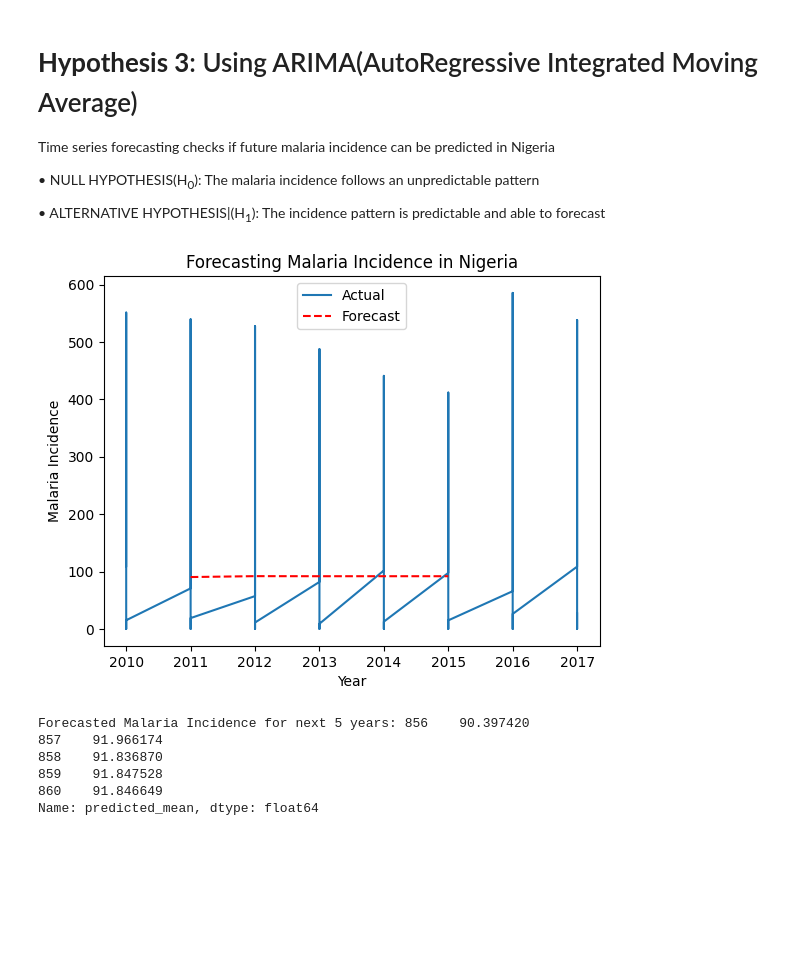
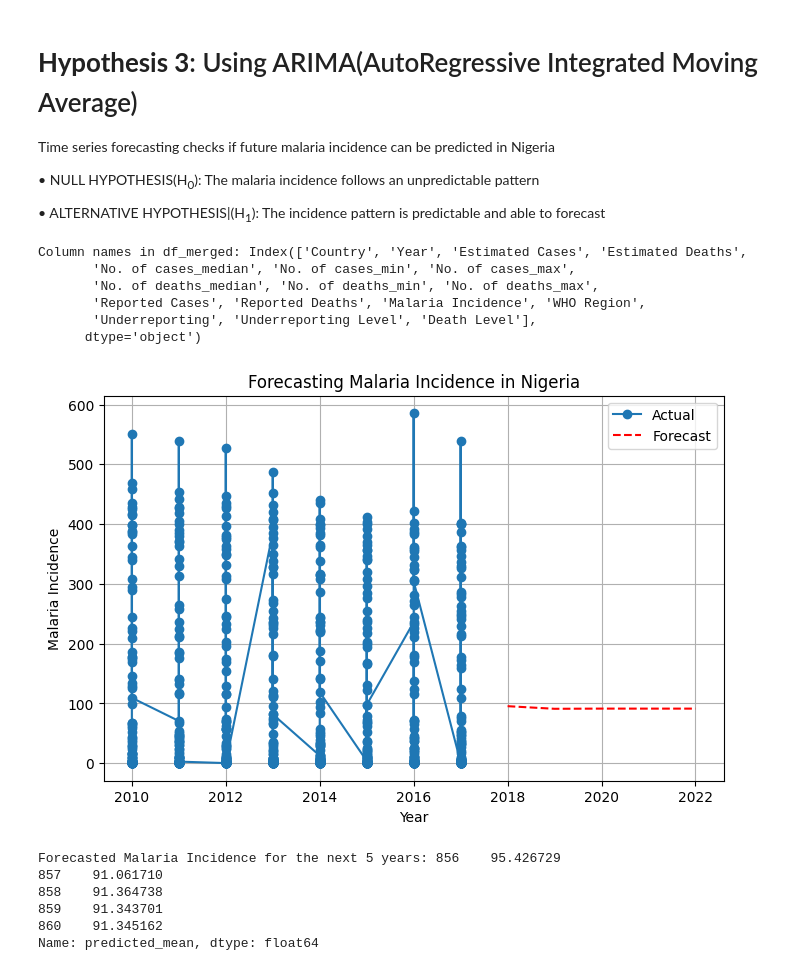
Before and after one commit to UmmH3/malaria-health, a Jupyter notebook: jupyter_notebooks/Statistical analysis.ipynb, the cells around one changed output. Drawn from its saved outputs; the diff is of its cells as text; code cells hidden in the pictures; blank space fills up the shorter version.

```diff
--- a/jupyter_notebooks/Statistical analysis.ipynb
+++ b/jupyter_notebooks/Statistical analysis.ipynb
@@ -132,33 +133,51 @@ Time series forecasting checks if future malaria incidence can be predicted in N
 # %%
 from statsmodels.tsa.arima.model import ARIMA
 import matplotlib.pyplot as plt
 
+# Print the column names to verify the presence of the 'Year' column
+print("Column names in df_merged:", df_merged.columns)
+
+# Ensure data is sorted by year
+df_sorted = df_merged.sort_values('Year')
+
 # Convert to time-series format
-df_merged.set_index('Year', inplace=True)
+df_sorted.set_index('Year', inplace=True)
 
 # Fit ARIMA model
-model = ARIMA(df_merged['Malaria Incidence'], order=(1,1,1))
+model = ARIMA(df_sorted['Malaria Incidence'], order=(1, 1, 1))
 model_fit = model.fit()
 
 # Forecast future malaria incidence
 forecast = model_fit.forecast(steps=5)
 
-# Plot actual vs predicted values
-plt.plot(df_merged.index, df_merged['Malaria Incidence'], label="Actual")
-plt.plot(range(df_merged.index[-1] + 1, df_merged.index[-1] + 6), forecast, label="Forecast", linestyle="dashed", color="red")
+# Generate future years for the forecast
+future_years = range(df_sorted.index[-1] + 1, df_sorted.index[-1] + 6)
+
+# Plot actual vs forecasted malaria incidence
+plt.figure(figsize=(8, 5))
+plt.plot(df_sorted.index, df_sorted['Malaria Incidence'], label="Actual", marker="o")
+plt.plot(future_years, forecast, label="Forecast", linestyle="dashed", color="red")
+
 plt.xlabel("Year")
 plt.ylabel("Malaria Incidence")
 plt.title("Forecasting Malaria Incidence in Nigeria")
 plt.legend()
+plt.grid(True)  # Add grid for better visualization
 plt.show()
 
 # Interpretation
-print(f"Forecasted Malaria Incidence for next 5 years: {forecast}")
+print(f"Forecasted Malaria Incidence for the next 5 years: {forecast}")
 # %% [output]
+Column names in df_merged: Index(['Country', 'Year', 'Estimated Cases', 'Estimated Deaths',
+       'No. of cases_median', 'No. of cases_min', 'No. of cases_max',
+       'No. of deaths_median', 'No. of deaths_min', 'No. of deaths_max',
+       'Reported Cases', 'Reported Deaths', 'Malaria Incidence', 'WHO Region',
+       'Underreporting', 'Underreporting Level', 'Death Level'],
+      dtype='object')
-[figure, old version]
+[figure, new version]
-Forecasted Malaria Incidence for next 5 years: 856    90.397420
-857    91.966174
-858    91.836870
-859    91.847528
-860    91.846649
-Name: predicted_mean, dtype: float64
+Forecasted Malaria Incidence for the next 5 years: 856    95.426729
+857    91.061710
+858    91.364738
+859    91.343701
+860    91.345162
+Name: predicted_mean, dtype: float64
```
Also changed, not shown: parts of 5 cells of this notebook.
